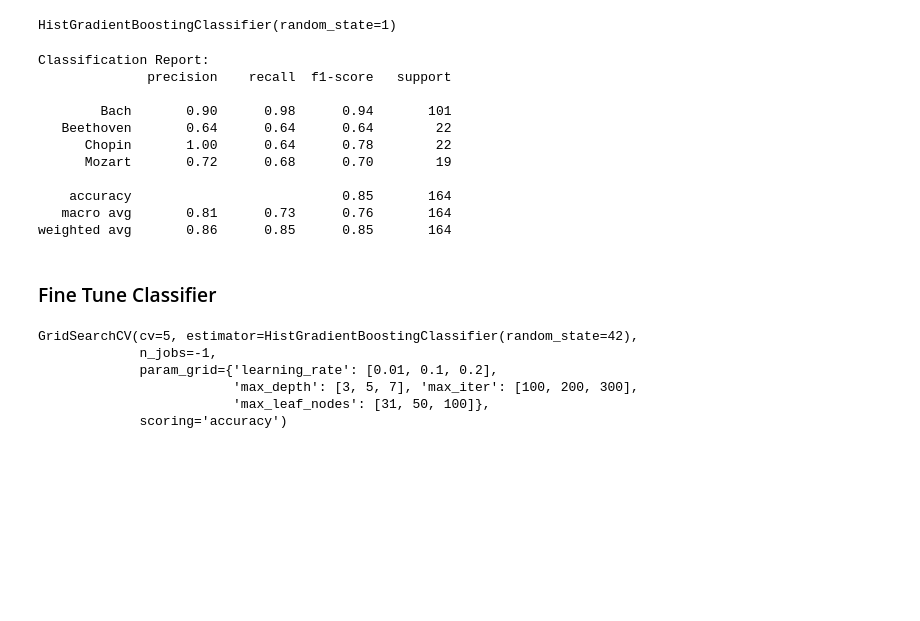
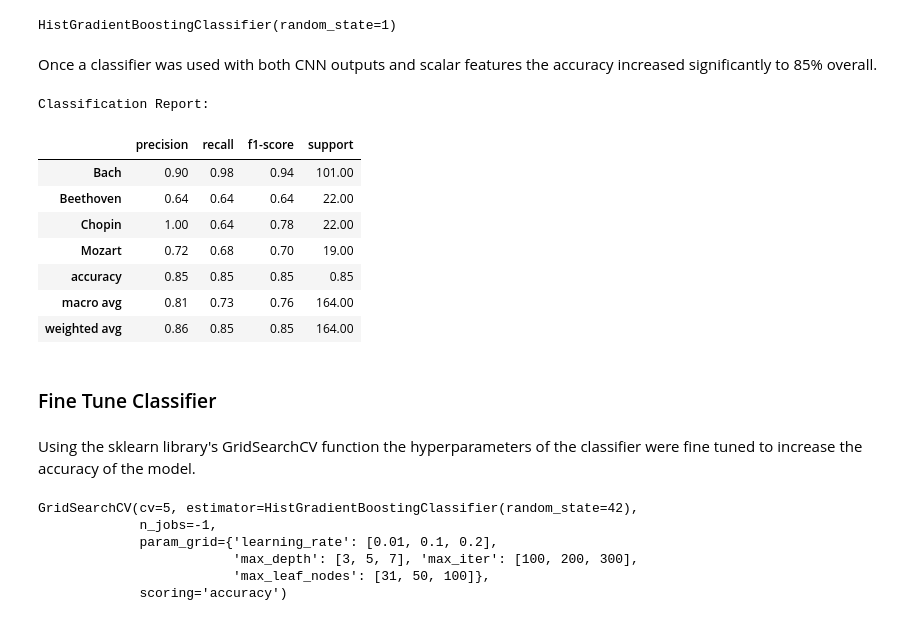
Before and after one commit to dcode15/ms-aai-511-final-project, a Jupyter notebook: src/cnn/cnn_optimization.ipynb, the cells around one changed output. Drawn from its saved outputs; the diff is of its cells as text; code cells hidden in the pictures; blank space fills up the shorter version.

```diff
--- a/src/cnn/cnn_optimization.ipynb
+++ b/src/cnn/cnn_optimization.ipynb
@@ -442,24 +488,30 @@ classifier = HistGradientBoostingClassifier(random_state=1)
 classifier.fit(cnn_scalar_train, y_train)
 # %% [output]
 HistGradientBoostingClassifier(random_state=1)
+# %% [markdown]
+Once a classifier was used with both CNN outputs and scalar features the accuracy increased significantly to 85% overall.
 # %%
 y_pred = classifier.predict(cnn_scalar_test)
 print("Classification Report:")
-print(classification_report(y_test, y_pred, target_names=label_encoder.classes_))
+
+report = classification_report(y_test, y_pred, target_names=label_encoder.classes_, output_dict=True)
+report = pd.DataFrame(report).transpose()
+report = report.round(2)
+display(report)
 # %% [output]
 Classification Report:
-              precision    recall  f1-score   support
-
-        Bach       0.90      0.98      0.94       101
-   Beethoven       0.64      0.64      0.64        22
-      Chopin       1.00      0.64      0.78        22
-      Mozart       0.72      0.68      0.70        19
-
-    accuracy                           0.85       164
-   macro avg       0.81      0.73      0.76       164
-weighted avg       0.86      0.85      0.85       164
+|  | precision | recall | f1-score | support |
+| Bach | 0.90 | 0.98 | 0.94 | 101.00 |
+| Beethoven | 0.64 | 0.64 | 0.64 | 22.00 |
+| Chopin | 1.00 | 0.64 | 0.78 | 22.00 |
+| Mozart | 0.72 | 0.68 | 0.70 | 19.00 |
+| accuracy | 0.85 | 0.85 | 0.85 | 0.85 |
+| macro avg | 0.81 | 0.73 | 0.76 | 164.00 |
+| weighted avg | 0.86 | 0.85 | 0.85 | 164.00 |
 # %% [markdown]
 ### Fine Tune Classifier
+# %% [markdown]
+Using the sklearn library's GridSearchCV function the hyperparameters of the classifier were fine tuned to increase the accuracy of the model.
 # %%
 # Define the hyperparameter grid
 param_grid = {
```
Also changed, not shown: parts of 14 cells of this notebook.
